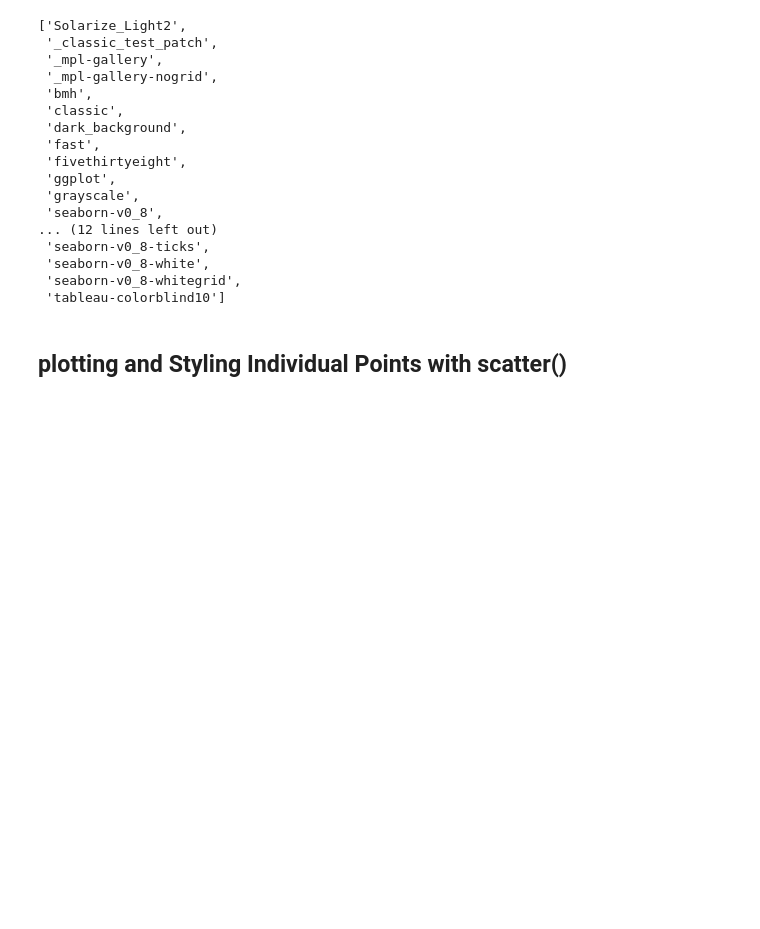
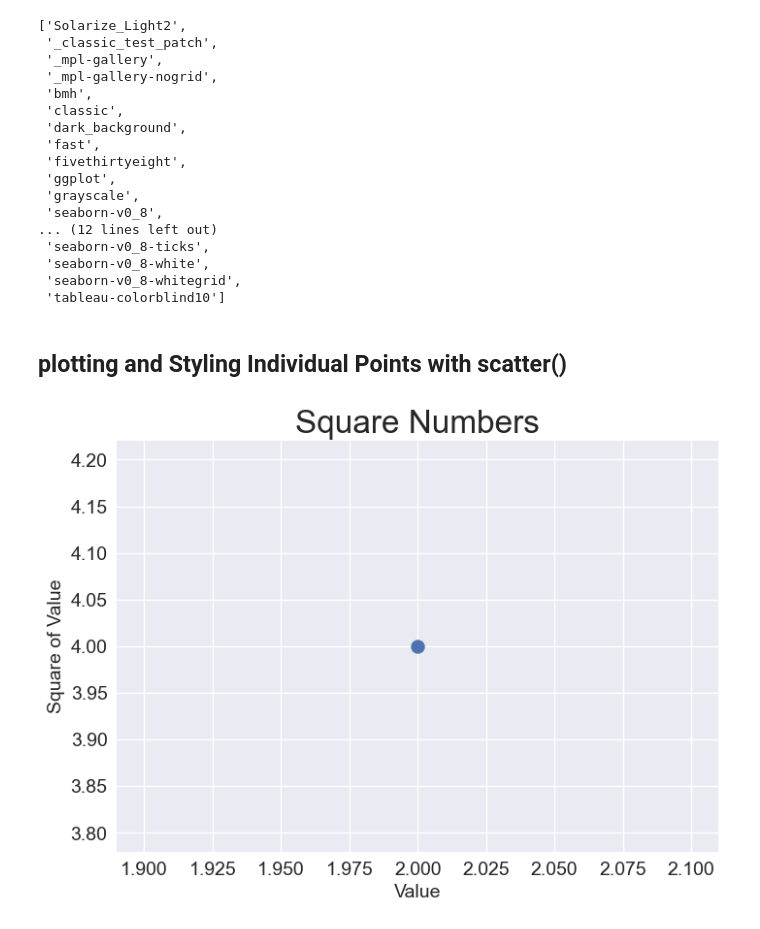
Before and after one commit to alfred-ojuku/Data-Visualization, a Jupyter notebook: Introduction to matplotlib/introduction to matplotlib.ipynb, the cells around one changed output. Drawn from its saved outputs; the diff is of its cells as text; code cells hidden in the pictures; blank space fills up the shorter version.

```diff
--- a/Introduction to matplotlib/introduction to matplotlib.ipynb
+++ b/Introduction to matplotlib/introduction to matplotlib.ipynb
@@ -57,5 +57,23 @@ plt.style.available
  'seaborn-v0_8-white',
  'seaborn-v0_8-whitegrid',
  'tableau-colorblind10']
-# %% [markdown]
-## plotting and Styling Individual Points with scatter()
+# %% [markdown]
+## plotting and Styling Individual Points with scatter()
+# %%
+import matplotlib.pyplot as plt
+
+#plotting a single point
+plt.style.use('seaborn')
+fig, ax = plt.subplots()
+ax.scatter(2, 4 , s=100)
+
+#set chart title and axis labels
+ax.set_title('Square Numbers', fontsize=24)
+ax.set_xlabel("Value", fontsize=14)
+ax.set_ylabel("Square of Value", fontsize=14)
+
+#set size of tick labels
+ax.tick_params(axis='both', which='major', labelsize=14)
+plt.show()
+# %% [output]
+[figure, added]
```
Also changed, not shown: parts of 15 cells of this notebook, 5 other files.
